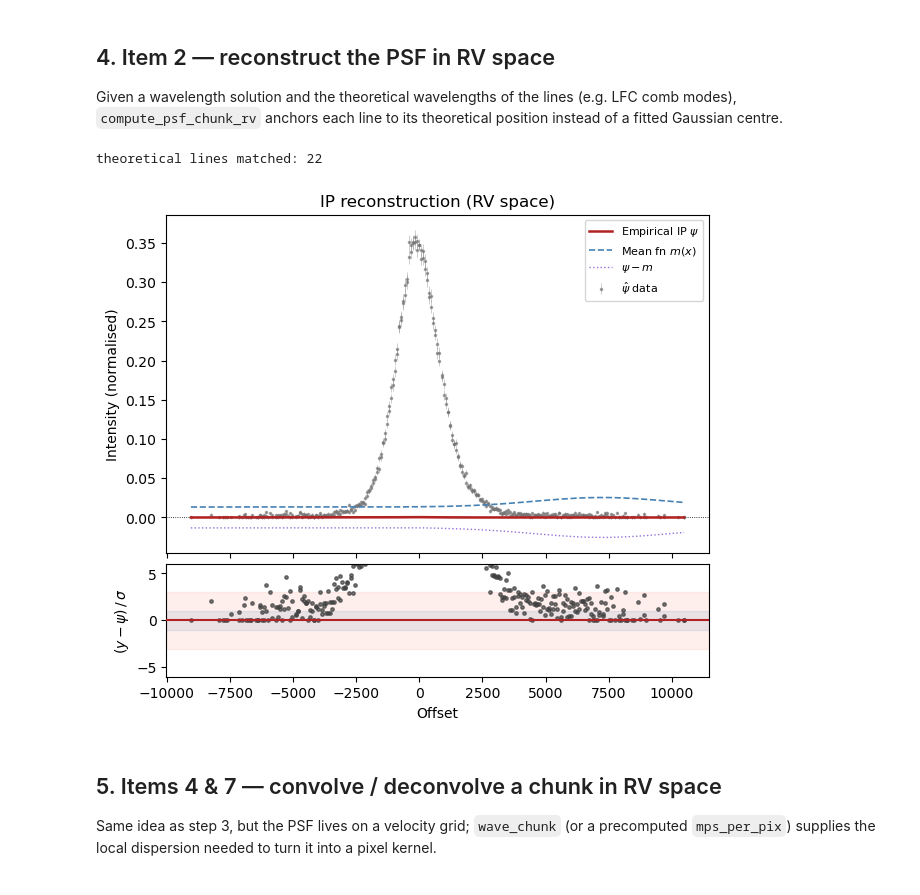
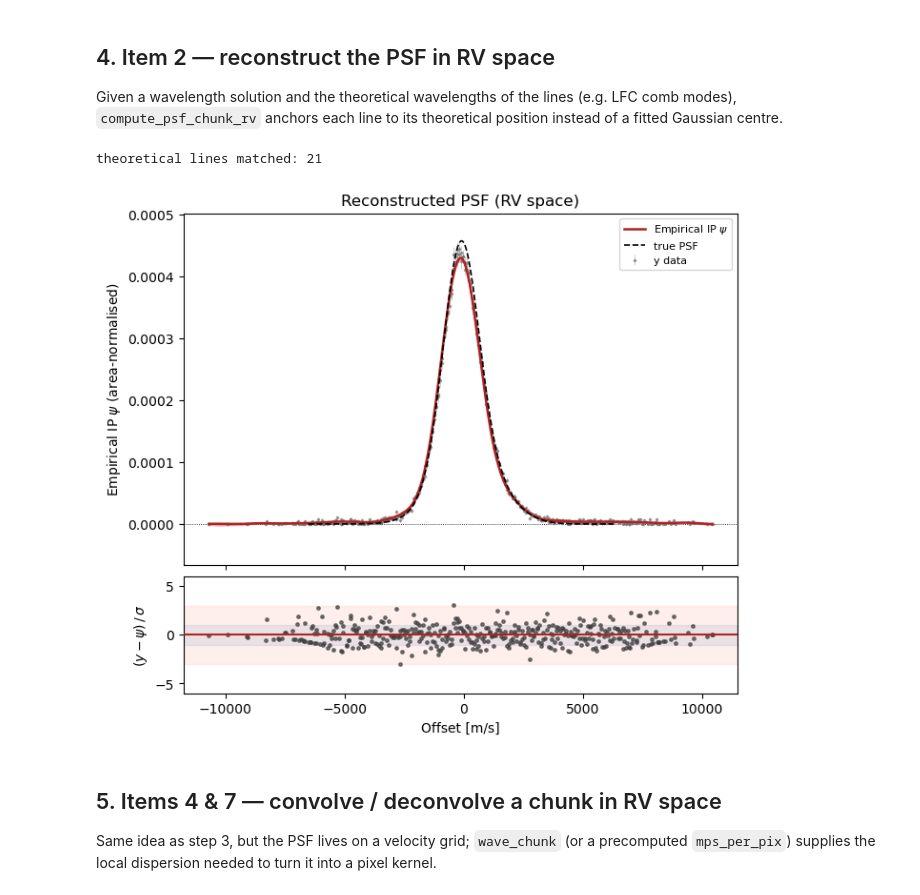
Before and after one commit to maddalenabugatti/psfcal, a Jupyter notebook: examples/quickstart.ipynb, the cells around one changed output. Cells and saved outputs as stored; diff of their text form; code cells hidden in the pictures.

```diff
--- a/examples/quickstart.ipynb
+++ b/examples/quickstart.ipynb
@@ -105,30 +109,31 @@ Given a wavelength solution and the theoretical wavelengths of the lines (e.g. L
 # %%
 mps_per_pix = 800.0  # HARPS-like local dispersion, m/s/pixel
 lam0 = 5000e-10  # metres
 wave_order = lam0 + x * (lam0 * mps_per_pix / C_LIGHT_MPS)
 
 theoretical_wavelengths = np.interp(line_centres, x, wave_order)
 
 kv = kx * mps_per_pix  # same kernel, expressed on a velocity axis
 y_rv_true = np.full(n_pix, 50.0)
 for lam_theo in theoretical_wavelengths:
     dv = C_LIGHT_MPS * (wave_order - lam_theo) / lam_theo
     y_rv_true += 4000.0 * np.interp(dv, kv, ky, left=0.0, right=0.0)
 
 y_rv_err = np.sqrt(np.abs(y_rv_true) + 1.0)
 y_rv_obs = np.clip(y_rv_true + rng.normal(0.0, y_rv_err), 0.0, None)
 
 psf_rv = psfcal.compute_psf_chunk_rv(
     x, y_rv_obs, y_rv_err, wave_order, theoretical_wavelengths,
     n_iterations=1, n_psf_points=300,
 )
 print("theoretical lines matched:", psf_rv["n_lines_used"])
 
-plotting.plot_psf(psf_rv, title="IP reconstruction (RV space)")
+plotting.plot_psf(psf_rv, title="Reconstructed PSF (RV space)",
+                  truth=(kv, ky / mps_per_pix), xlabel="Offset [m/s]")
 plt.show()
 # %% [output]
-theoretical lines matched: 22
+theoretical lines matched: 21
-[figure, old version]
+[figure, new version]
 # %% [markdown]
 ## 5. Items 4 & 7 — convolve / deconvolve a chunk in RV space
 
```
Also changed, not shown: parts of 5 cells of this notebook, 6 other files.
